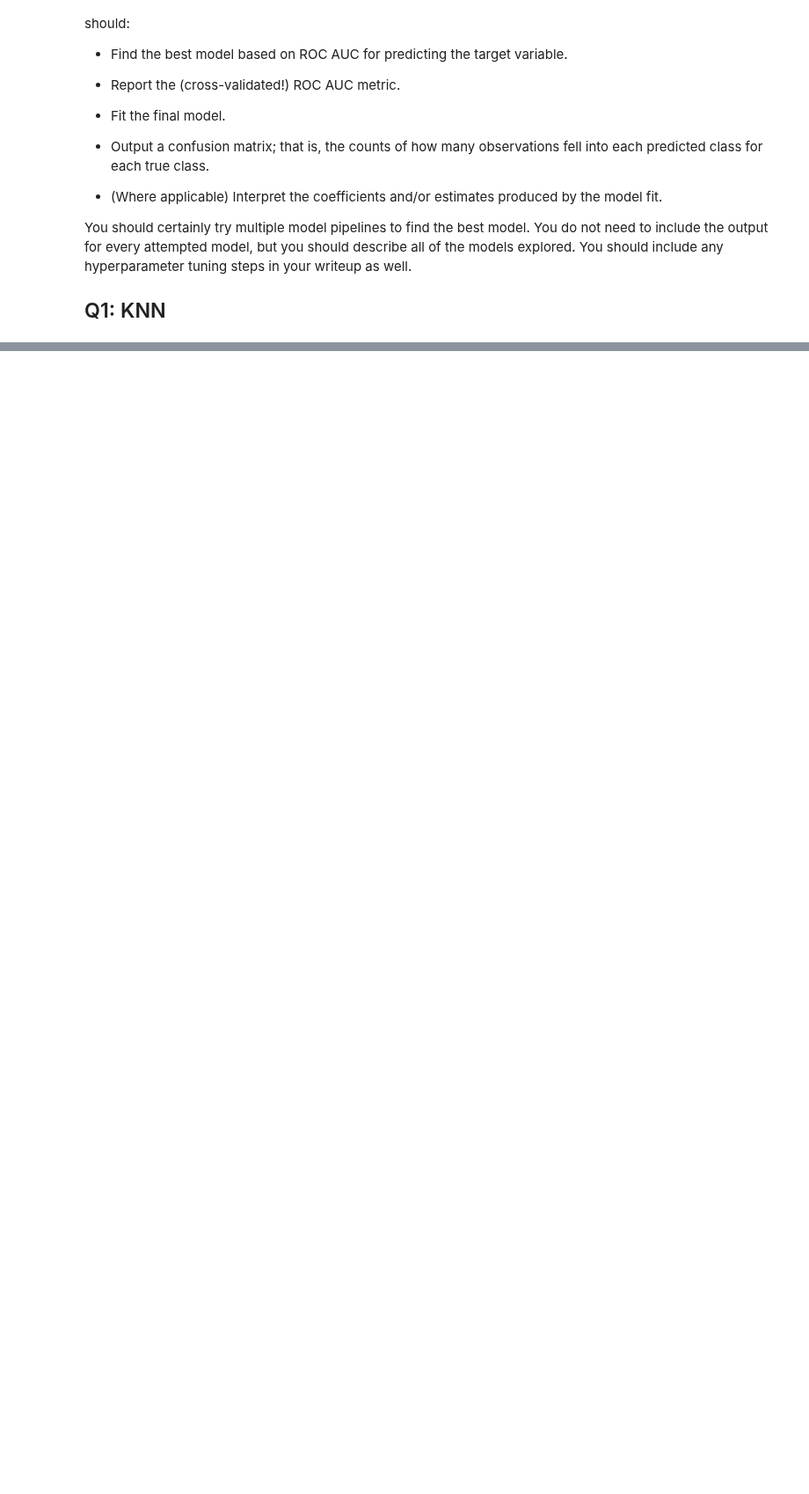
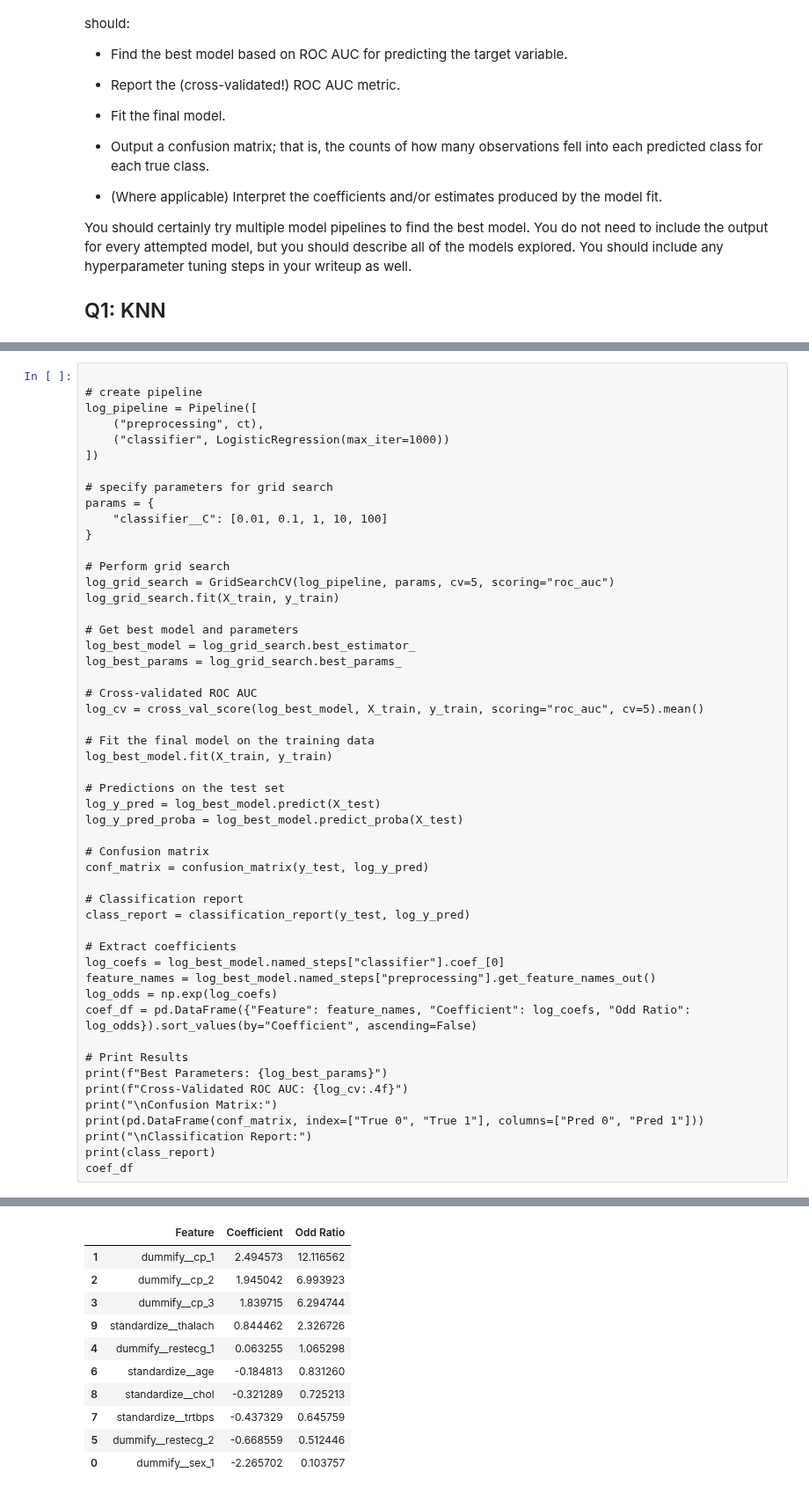
Before and after one commit to chloefeehan/GSB544, a Jupyter notebook: Labs/Lab7/Lab7.ipynb, the cells around one changed output, grey strips where cells are left out. Shown at 88% size. Saved outputs shown, nothing was run; the diff lists cells and outputs as text; blank space fills up the shorter version.

```diff
--- a/Labs/Lab7/Lab7.ipynb
+++ b/Labs/Lab7/Lab7.ipynb
@@ -362,0 +151,52 @@ Feature Importances:
+# %%
+
+# create pipeline
+log_pipeline = Pipeline([
+    ("preprocessing", ct),
+    ("classifier", LogisticRegression(max_iter=1000))
+])
+
+# specify parameters for grid search
+params = {
+    "classifier__C": [0.01, 0.1, 1, 10, 100]
+}
+
+# Perform grid search
+log_grid_search = GridSearchCV(log_pipeline, params, cv=5, scoring="roc_auc")
+log_grid_search.fit(X_train, y_train)
+
+# Get best model and parameters
+log_best_model = log_grid_search.best_estimator_
+log_best_params = log_grid_search.best_params_
+
+# Cross-validated ROC AUC
+log_cv = cross_val_score(log_best_model, X_train, y_train, scoring="roc_auc", cv=5).mean()
+
+# Fit the final model on the training data
+log_best_model.fit(X_train, y_train)
+
+# Predictions on the test set
+log_y_pred = log_best_model.predict(X_test)
+log_y_pred_proba = log_best_model.predict_proba(X_test)
+
+# Confusion matrix
+conf_matrix = confusion_matrix(y_test, log_y_pred)
+
+# Classification report
+class_report = classification_report(y_test, log_y_pred)
+
+# Extract coefficients
+log_coefs = log_best_model.named_steps["classifier"].coef_[0]
+feature_names = log_best_model.named_steps["preprocessing"].get_feature_names_out()
+log_odds = np.exp(log_coefs)
+coef_df = pd.DataFrame({"Feature": feature_names, "Coefficient": log_coefs, "Odd Ratio": log_odds}).sort_values(by="Coefficient", ascending=False)
+
+# Print Results
+print(f"Best Parameters: {log_best_params}")
+print(f"Cross-Validated ROC AUC: {log_cv:.4f}")
+print("\nConfusion Matrix:")
+print(pd.DataFrame(conf_matrix, index=["True 0", "True 1"], columns=["Pred 0", "Pred 1"]))
+print("\nClassification Report:")
+print(class_report)
+coef_df
+# %% [output]
@@ -362,0 +220,11 @@ Feature Importances:
+|  | Feature | Coefficient | Odd Ratio |
+| 1 | dummify__cp_1 | 2.494573 | 12.116562 |
+| 2 | dummify__cp_2 | 1.945042 | 6.993923 |
+| 3 | dummify__cp_3 | 1.839715 | 6.294744 |
+| 9 | standardize__thalach | 0.844462 | 2.326726 |
+| 4 | dummify__restecg_1 | 0.063255 | 1.065298 |
+| 6 | standardize__age | -0.184813 | 0.831260 |
+| 8 | standardize__chol | -0.321289 | 0.725213 |
+| 7 | standardize__trtbps | -0.437329 | 0.645759 |
+| 5 | dummify__restecg_2 | -0.668559 | 0.512446 |
+| 0 | dummify__sex_1 | -2.265702 | 0.103757 |
```
Also changed, not shown: parts of 18 cells of this notebook.
